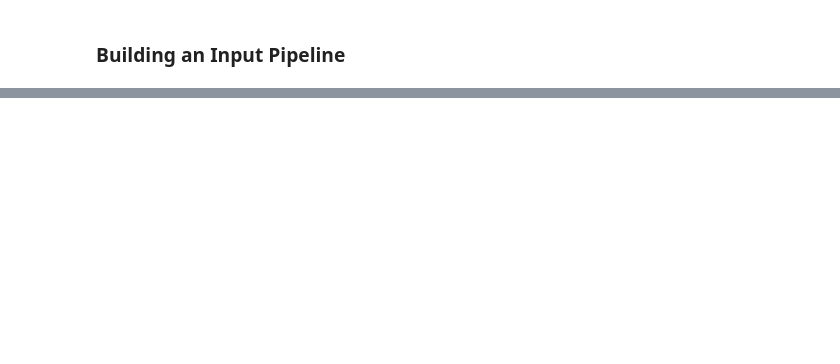
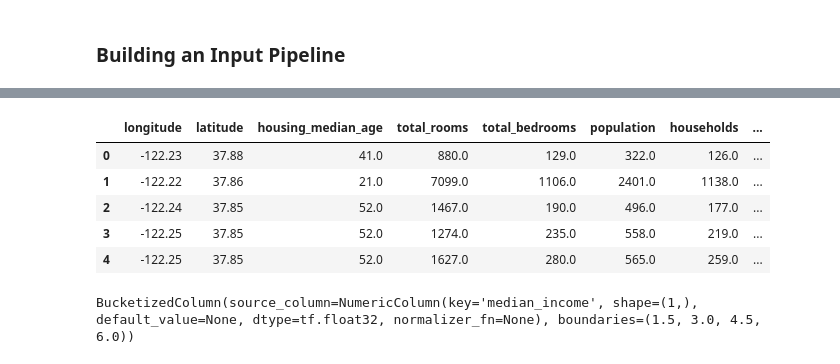
Before and after one commit to niujie/hands-on-ml-zh, a Jupyter notebook: c13.ipynb, the cells around one changed output, grey strips where cells are left out. Cells and saved outputs as stored; diff of their text form; code cells hidden in the pictures; blank space fills up the shorter version.

```diff
--- a/c13.ipynb
+++ b/c13.ipynb
@@ -224,0 +916,16 @@ train_filepaths
+# %%
+import os
+import tarfile
+import urllib
+
+DOWNLOAD_ROOT = "https://raw.githubusercontent.com/ageron/handson-ml2/master/"
+HOUSING_PATH = os.path.join("datasets", "housing")
+HOUSING_URL = DOWNLOAD_ROOT + "datasets/housing/housing.tgz"
+
+def fetch_housing_data(housing_url=HOUSING_URL, housing_path=HOUSING_PATH):
+    os.makedirs(housing_path, exist_ok=True)
+    tgz_path = os.path.join(housing_path, "housing.tgz")
+    urllib.request.urlretrieve(housing_url, tgz_path)
+    housing_tgz = tarfile.open(tgz_path)
+    housing_tgz.extractall(path=housing_path)
+    housing_tgz.close()
@@ -224,0 +934,16 @@ train_filepaths
+# %%
+import pandas as pd
+
+def load_housing_data(housing_path=HOUSING_PATH):
+    csv_path = os.path.join(housing_path, "housing.csv")
+    return pd.read_csv(csv_path)
+# %%
+housing = load_housing_data()
+housing.head()
+# %% [output]
+|  | longitude | latitude | housing_median_age | total_rooms | total_bedrooms | population | households | ... |
+| 0 | -122.23 | 37.88 | 41.0 | 880.0 | 129.0 | 322.0 | 126.0 | ... |
+| 1 | -122.22 | 37.86 | 21.0 | 7099.0 | 1106.0 | 2401.0 | 1138.0 | ... |
+| 2 | -122.24 | 37.85 | 52.0 | 1467.0 | 190.0 | 496.0 | 177.0 | ... |
+| 3 | -122.25 | 37.85 | 52.0 | 1274.0 | 235.0 | 558.0 | 219.0 | ... |
+| 4 | -122.25 | 37.85 | 52.0 | 1627.0 | 280.0 | 565.0 | 259.0 | ... |
@@ -224,0 +960,4 @@ train_filepaths
+# %%
+bucketized_income
+# %% [output]
+BucketizedColumn(source_column=NumericColumn(key='median_income', shape=(1,), default_value=None, dtype=tf.float32, normalizer_fn=None), boundaries=(1.5, 3.0, 4.5, 6.0))
```
Also changed, not shown: parts of 110 cells of this notebook, 1 other file.
